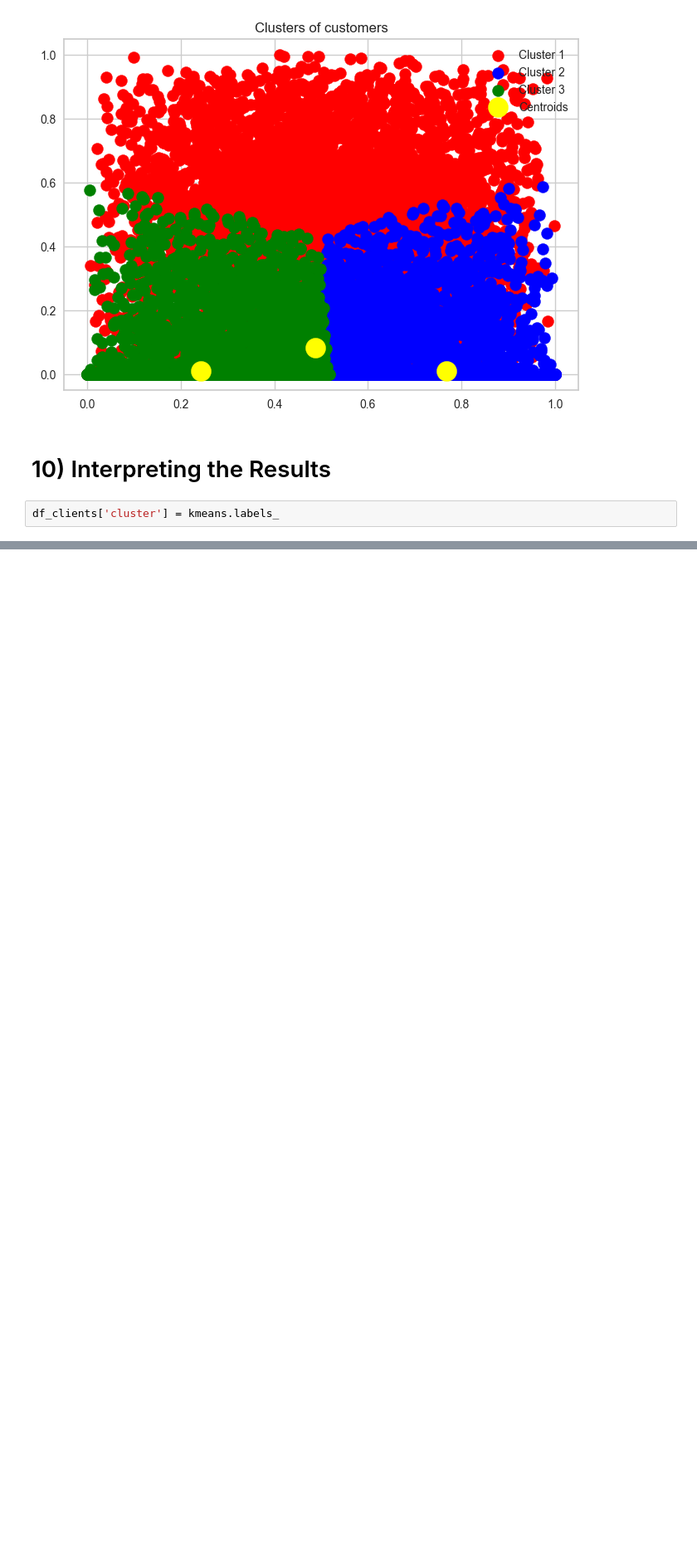
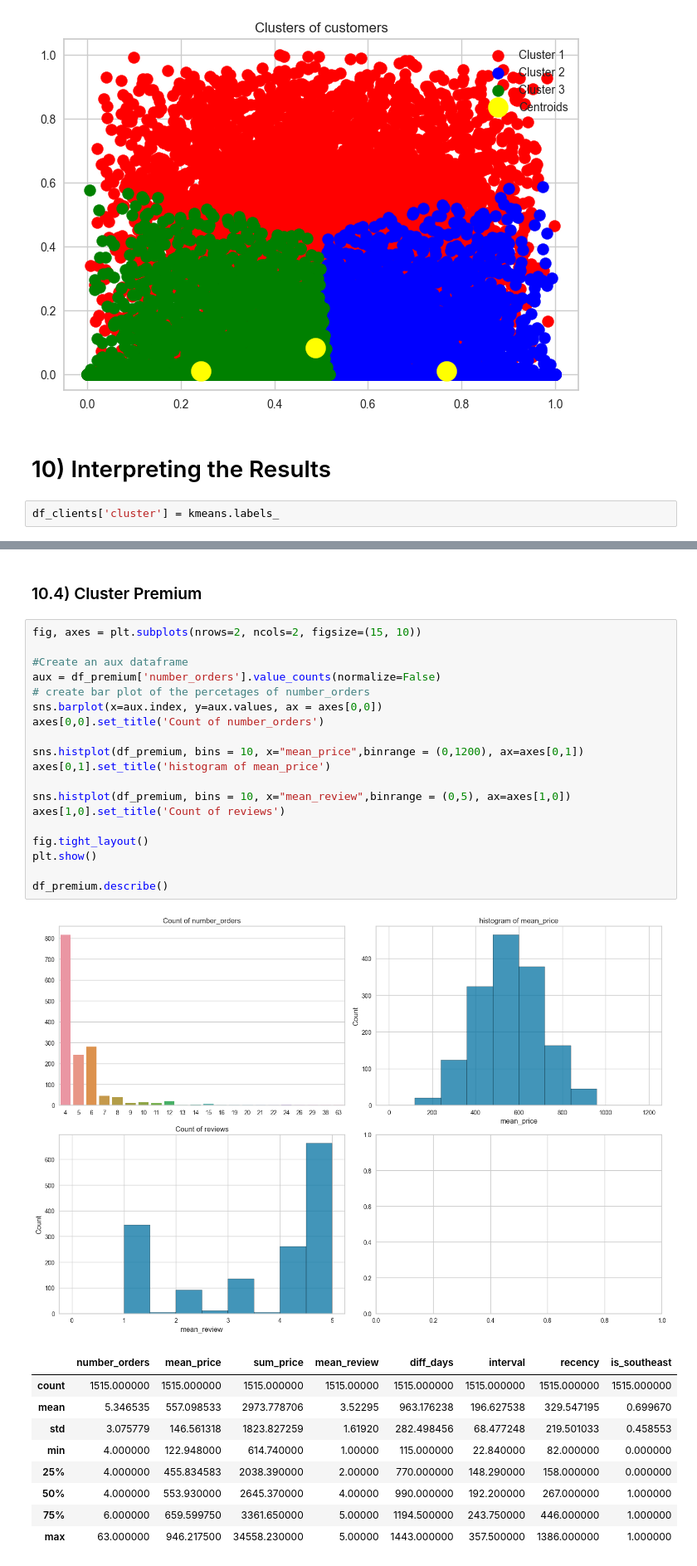
Before and after one commit to barbarafarah/clustering-clients, a Jupyter notebook: classifyng-customers.ipynb, the cells around one changed output, grey strips where cells are left out. Shown at 83% size. Cells and saved outputs as stored; diff of their text form; blank space fills up the shorter version.

```diff
--- a/classifyng-customers.ipynb
+++ b/classifyng-customers.ipynb
@@ -796,0 +830,32 @@ df_premium.describe()
+# %% [markdown]
+### 10.4) Cluster Premium
+# %%
+fig, axes = plt.subplots(nrows=2, ncols=2, figsize=(15, 10))
+
+#Create an aux dataframe
+aux = df_premium['number_orders'].value_counts(normalize=False)
+# create bar plot of the percetages of number_orders
+sns.barplot(x=aux.index, y=aux.values, ax = axes[0,0])
+axes[0,0].set_title('Count of number_orders')
+
+sns.histplot(df_premium, bins = 10, x="mean_price",binrange = (0,1200), ax=axes[0,1])
+axes[0,1].set_title('histogram of mean_price')
+
+sns.histplot(df_premium, bins = 10, x="mean_review",binrange = (0,5), ax=axes[1,0])
+axes[1,0].set_title('Count of reviews')
+
+fig.tight_layout()
+plt.show()
+
+df_premium.describe()
+# %% [output]
+[figure, added]
+|  | number_orders | mean_price | sum_price | mean_review | diff_days | interval | recency | is_southeast |
+| count | 1515.000000 | 1515.000000 | 1515.000000 | 1515.00000 | 1515.000000 | 1515.000000 | 1515.000000 | 1515.000000 |
+| mean | 5.346535 | 557.098533 | 2973.778706 | 3.52295 | 963.176238 | 196.627538 | 329.547195 | 0.699670 |
+| std | 3.075779 | 146.561318 | 1823.827259 | 1.61920 | 282.498456 | 68.477248 | 219.501033 | 0.458553 |
+| min | 4.000000 | 122.948000 | 614.740000 | 1.00000 | 115.000000 | 22.840000 | 82.000000 | 0.000000 |
+| 25% | 4.000000 | 455.834583 | 2038.390000 | 2.00000 | 770.000000 | 148.290000 | 158.000000 | 0.000000 |
+| 50% | 4.000000 | 553.930000 | 2645.370000 | 4.00000 | 990.000000 | 192.200000 | 267.000000 | 1.000000 |
+| 75% | 6.000000 | 659.599750 | 3361.650000 | 5.00000 | 1194.500000 | 243.750000 | 446.000000 | 1.000000 |
+| max | 63.000000 | 946.217500 | 34558.230000 | 5.00000 | 1443.000000 | 357.500000 | 1386.000000 | 1.000000 |
```
Also changed, not shown: parts of 17 cells of this notebook.
